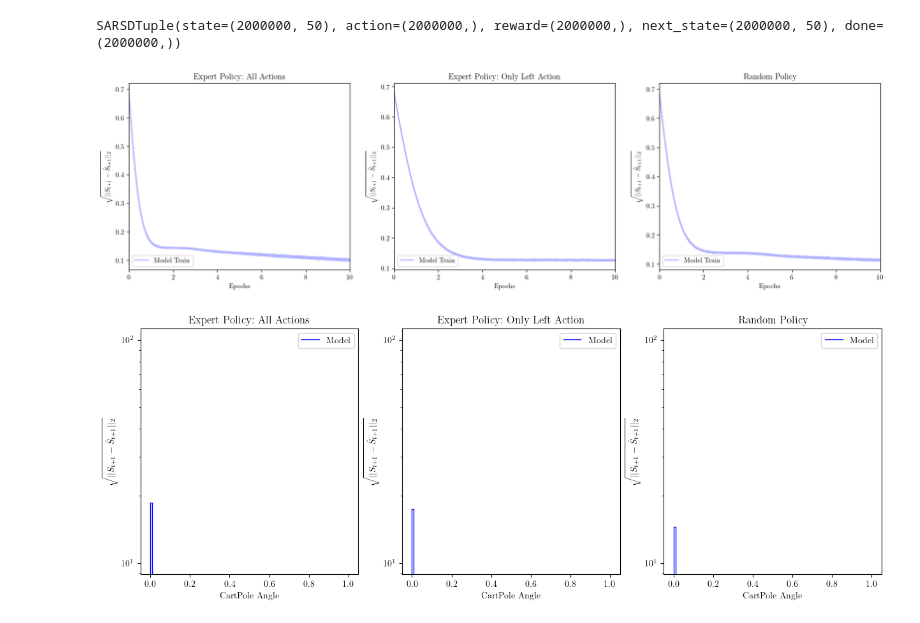
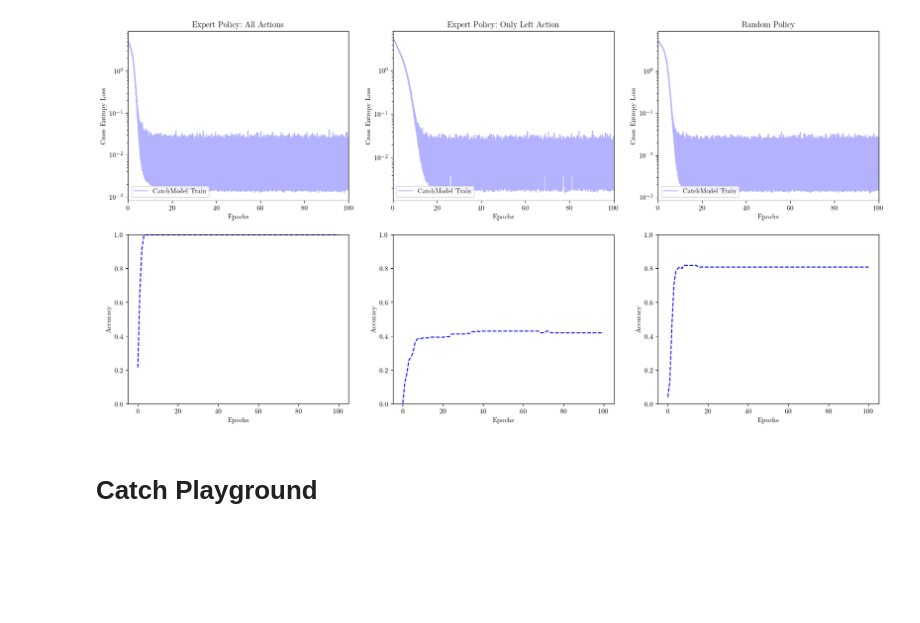
Before and after one commit to seancraven/mono_ms, a Jupyter notebook: model_based/transition_model_catch_plots.ipynb, the cells around one changed output. Drawn from its saved outputs; the diff is of its cells as text; code cells hidden in the pictures; blank space fills up the shorter version.

Commit message:
plotting and validation working for tm model

```diff
--- a/model_based/transition_model_catch_plots.ipynb
+++ b/model_based/transition_model_catch_plots.ipynb
@@ -36,7 +38,6 @@ expert_data= jax.tree_map(lambda x: x.reshape((expert_data_len, -1)), expert_dat
 # %%
 hyp = HyperParams(model=Model, train_frac=0.8)
 data = random_data.join(expert_data)
-print(jax.tree_map(lambda x: x.shape, data))
 data_len = np.prod(data.reward.shape)
 data = jax.tree_map(lambda x: x.reshape(data_len, -1), data)
 perm = np.random.permutation(data_len)
@@ -52,19 +53,17 @@ filtered_data = train_data.filter_by_action(0)
 
 # jax.tree_map(lambda x: print(x.shape), train_data)
 # jax.tree_map(lambda x: print(x.shape), val_data)
-# %% [output]
-SARSDTuple(state=(2000000, 50), action=(2000000,), reward=(2000000,), next_state=(2000000, 50), done=(2000000,))
 # %%
 def train_model(hyp, train_data, val_data):
-    train = make_train(hyp, train_data, val_data, loss_function_ho=make_bce_loss_fn)
+    train = make_train(hyp, train_data, val_data, loss_function_ho=make_catch_bce_loss_fn, val_loss_function_ho=make_catch_accuracy_loss_fn)
     result = train(jax.random.PRNGKey(42))
     losses = result[1][0]
     return losses.train_loss.reshape(-1), losses.val_loss.reshape(-1), result[0]
 def get_x(loss, epoch):
     return np.linspace(0, epoch, len(loss))
 # %%
-EPCH=10
-hyp = HyperParams(model=Model, train_frac=1, epochs=EPCH, learning_rate=1e-5)
+EPCH=100
+hyp = HyperParams(model=CatchModel, train_frac=1, epochs=EPCH, learning_rate=1e-5)
 # hyp_equi = HyperParams(model=EquiModel, train_frac=1, epochs=EPCH, learning_rate=1e-5)
 hyps = [ hyp, ]
 datas = [train_data, filtered_data, random_data]
@@ -84,22 +83,25 @@ for hyp, c in zip(hyps, cs):
 # %%
 matplotlib.rcParams.update( {"text.usetex": True, "font.family": "serif",})
 titles = ["Expert Policy: All Actions", "Expert Policy: Only Left Action", "Random Policy"]
-fig, ax = plt.subplots(1, 3, figsize=(20, 5))
+fig, ax = plt.subplots(2, 3, figsize=(20, 10))
 for sub_sol, hyp, c in zip(sol, hyps, cs):
     for i, ((train_loss, val_loss), tit) in enumerate(zip(sub_sol, titles)):
-        trian_loss = moving_average(train_loss, 1000)
-        ax[i].plot(get_x(train_loss, hyp.epochs),train_loss, label=f"{hyp.model.__name__} Train", color=c, alpha = 0.3)
-        # if tit == "Random Policy":
-        #     ax[i].plot(get_x(val_loss, hyp.epochs), val_loss, label=f"{hyp.model.__name__} Expert Policy Validation", color=c, linestyle="--")
-        # else:
-        #     ax[i].plot(get_x(val_loss, hyp.epochs), val_loss, label=f"{hyp.model.__name__} Val", color=c, linestyle="--")
-        ax[i].legend(loc="lower left")
-        ax[i].set_xlabel("Epochs")
-        ax[i].set_ylabel("$\sqrt{||S_{t+1} - \hat{S}_{t+1}||_2}$")
-        ax[i].set_title(tit)
-        ax[i].set_xlim(0, EPCH)
+        train_loss= moving_average(train_loss, 10)
+        ax[0, i].semilogy(get_x(train_loss, hyp.epochs),train_loss, label=f"{hyp.model.__name__} Train", color=c, alpha = 0.3)
+        if tit == "Random Policy":
+            ax[1, i].plot(get_x(val_loss, hyp.epochs), val_loss, label=f"{hyp.model.__name__} Expert Policy Validation", color=c, linestyle="--")
+        else:
+            ax[1, i].plot(get_x(val_loss, hyp.epochs), val_loss, label=f"{hyp.model.__name__} Val", color=c, linestyle="--")
+        ax[0, i].legend(loc="lower left")
+        ax[0, i].set_xlabel("Epochs")
+        ax[1, i].set_xlabel("Epochs")
+        ax[0, i].set_ylabel("Cross Entropy Loss")
+        ax[1, i].set_ylabel("Accuracy")
+        ax[0, i].set_title(tit)
+        ax[0, i].set_xlim(0, EPCH)
+        ax[1, i].set_ylim(0, 1)
 # %% [output]
-[figure, old version]
+[figure, new version]
 # %%
 rng = jax.random.PRNGKey(42)
 key = jax.random.split(rng, 500)
@@ -139,14 +112,2 @@ for (m_name, i), runner_state in models.items():
-# %%
-
-fig, ax = plt.subplots(1, 3, figsize=(15, 5))
-for j,( (m_name, i), runner_state) in enumerate(models.items()):
-    ax[i].stairs(losses[j], bins[j], label=m_name,color="blue" if m_name == "Model" else "indigo")
-    ax[i].set_title(titles[i])
-    ax[i].set_yscale("log")
-    # ax[i].set_xlim(-.2, .2)
-    # ax[i].set_ylim(1e-6, 1)
-    ax[i].legend()
-    ax[i].set_xlabel("CartPole Angle")
-    ax[i].set_ylabel("$\sqrt{||S_{t+1} - \hat{S}_{t+1}||_2}$")
-# %% [output]
-[figure, removed]
+# %% [markdown]
+# Catch Playground
```
Also changed, not shown: parts of 6 cells of this notebook, 1 other file.
